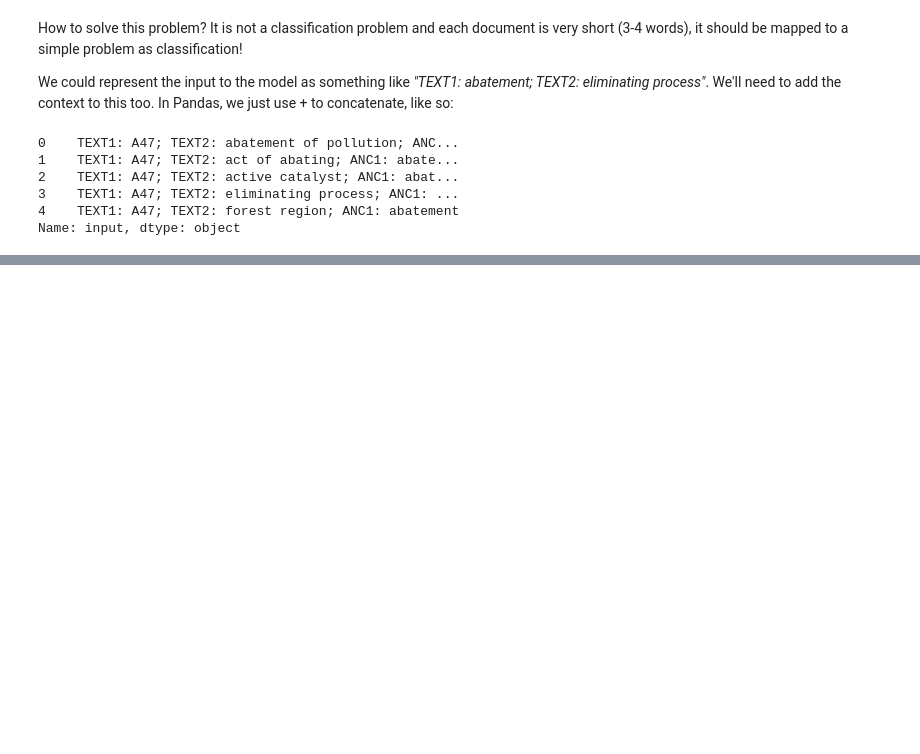
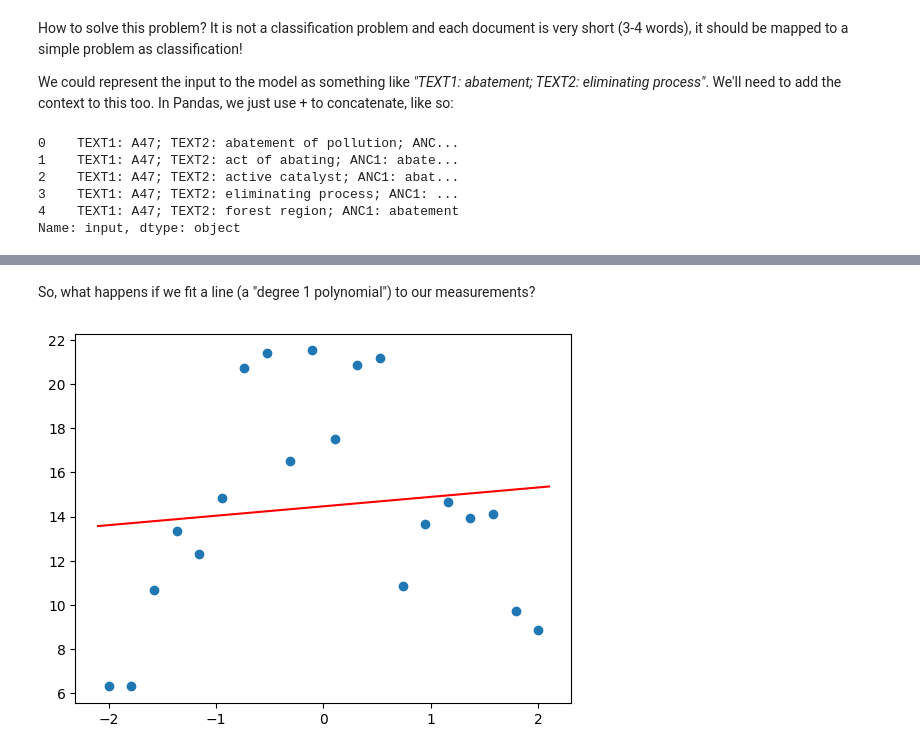
Before and after one commit to conti748/fastbook, a Jupyter notebook: 04_natural_language/lesson.ipynb, the cells around one changed output, grey strips where cells are left out. Cells and saved outputs as stored; diff of their text form; code cells hidden in the pictures; blank space fills up the shorter version.

```diff
--- a/04_natural_language/lesson.ipynb
+++ b/04_natural_language/lesson.ipynb
@@ -148,0 +334,16 @@ Name: input, dtype: object
+# %%
+from sklearn.linear_model import LinearRegression
+from sklearn.preprocessing import PolynomialFeatures
+from sklearn.pipeline import make_pipeline
+
+def plot_poly(degree):
+    model = make_pipeline(PolynomialFeatures(degree), LinearRegression())
+    model.fit(x, y)
+    plt.scatter(x,y)
+    plot_function(model.predict)
+# %% [markdown]
+So, what happens if we fit a line (a "degree 1 polynomial") to our measurements?
+# %%
+plot_poly(1)
+# %% [output]
+[figure, added]
```
Also changed, not shown: parts of 86 cells of this notebook, 3 other files.
